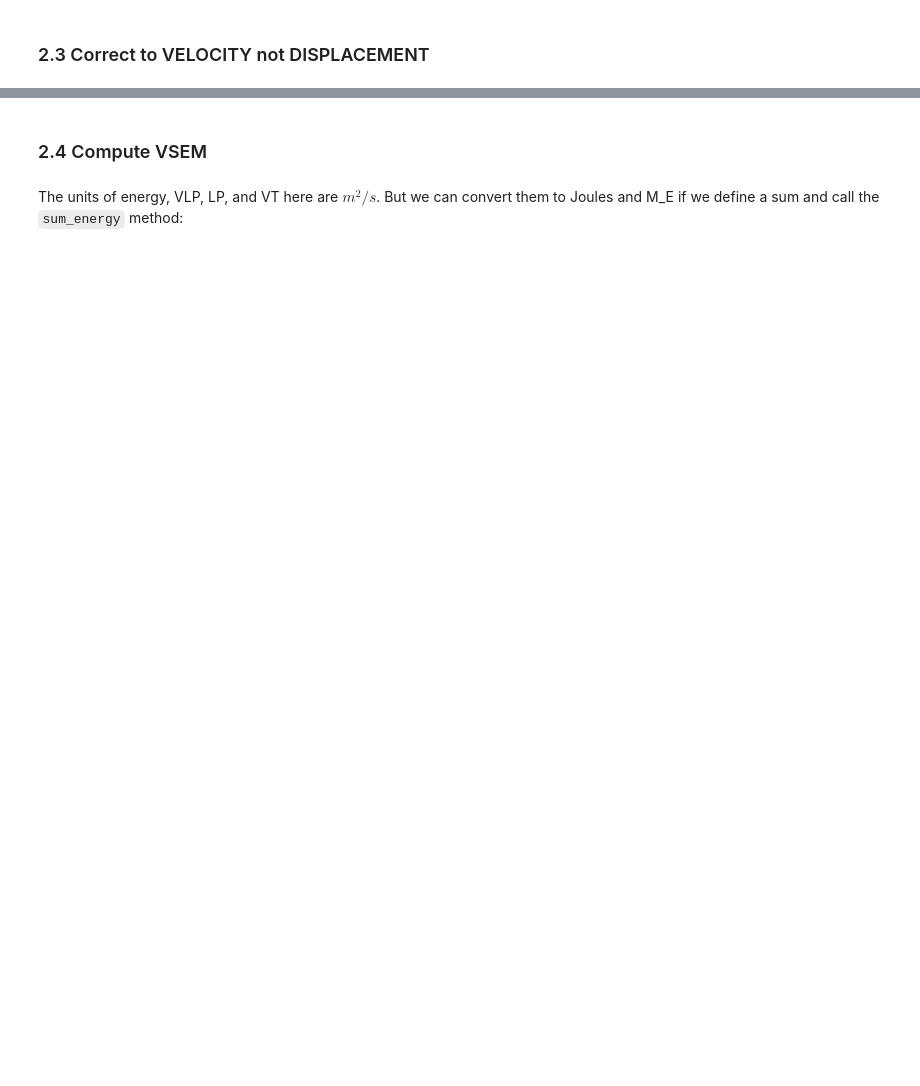
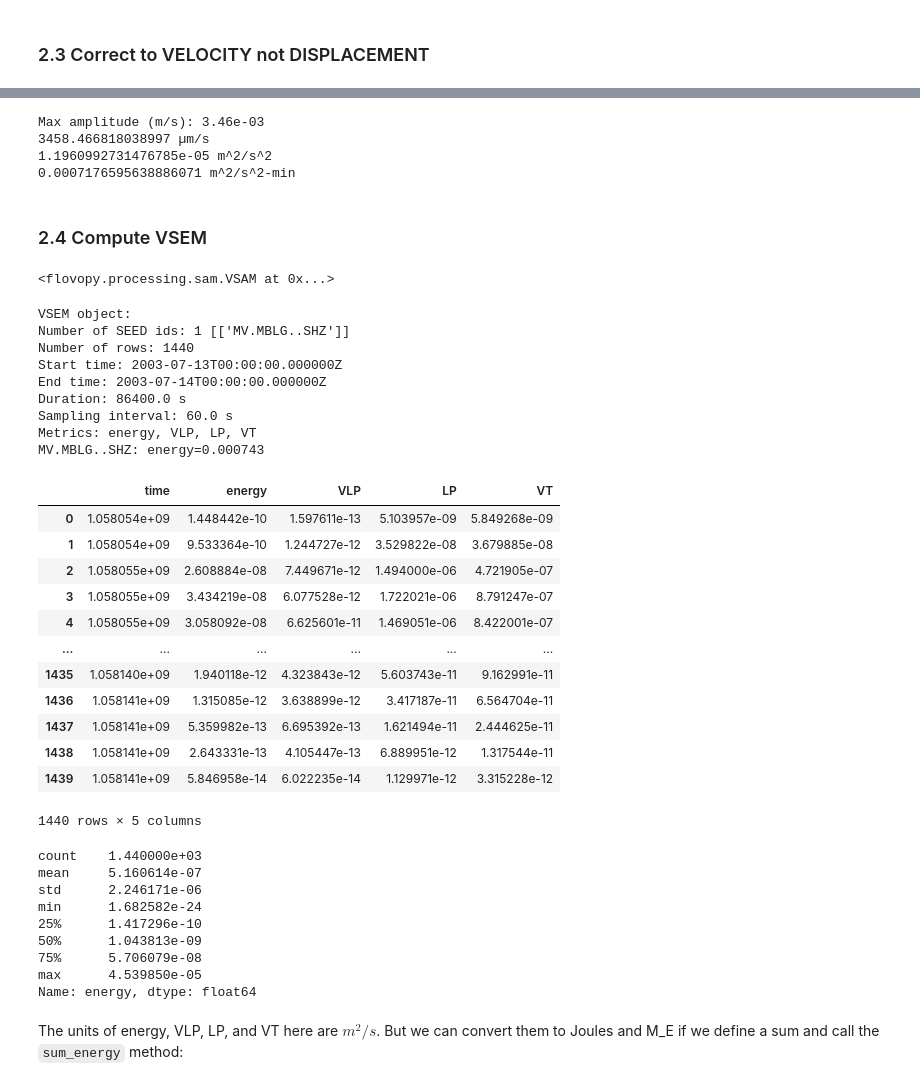
Before and after one commit to gthompson/CompSciS26, a Jupyter notebook: week11/170_Energy_Magnitude.ipynb, the cells around one changed output, grey strips where cells are left out. Drawn from its saved outputs; the diff is of its cells as text; code cells hidden in the pictures; blank space fills up the shorter version.

```diff
--- a/week11/170_Energy_Magnitude.ipynb
+++ b/week11/170_Energy_Magnitude.ipynb
@@ -142,16 +153,78 @@ st2.plot();
+# %%
+maxamp = st2[0].data.max()
+print(f"Max amplitude (m/s): {maxamp:.2e}")
+print(maxamp * 1e6, "µm/s")
+print(maxamp ** 2, "m^2/s^2")
+print(maxamp ** 2 * 60, "m^2/s^2-min")
+# %% [output]
+Max amplitude (m/s): 3.46e-03
+3458.466818038997 µm/s
+1.1960992731476785e-05 m^2/s^2
+0.0007176595638886071 m^2/s^2-min
 # %% [markdown]
 ### 2.4 Compute VSEM
+# %%
+# ------------------------------------------------------------
+# Compute VSAM (Velocity Seismic Amplitude Measurement)
+# ------------------------------------------------------------
+
+from flovopy.processing.sam import VSAM
+
+# sampling_interval=60 → 1-minute averages
+vsamObj = VSAM(stream=st2, sampling_interval=60)
+#print(vsamObj.dataframes)
+
+# Print summary (this is where your error occurs)
+display(vsamObj)
+# %% [output]
+<flovopy.processing.sam.VSAM at 0x...>
 # %%
 # ------------------------------------------------------------
 # Compute VSEM (Velocity Seismic Energy Measurement)
 # ------------------------------------------------------------
 
 # sampling_interval=60 → 1-minute averages
 vsemObj = VSEM(stream=st2, sampling_interval=60)
-print(vsemObj.dataframes)
+#print(vsemObj.dataframes)
 
 # Print summary (this is where your error occurs)
 print(vsemObj)
+
+ids = vsemObj.seed_ids
+display(vsemObj.dataframes[ids[0]])
+display(vsemObj.dataframes[ids[0]]['energy'].describe())
+# %% [output]
+VSEM object:
+Number of SEED ids: 1 [['MV.MBLG..SHZ']]
+Number of rows: 1440
+Start time: 2003-07-13T00:00:00.000000Z
+End time: 2003-07-14T00:00:00.000000Z
+Duration: 86400.0 s
+Sampling interval: 60.0 s
+Metrics: energy, VLP, LP, VT
+MV.MBLG..SHZ: energy=0.000743
+|  | time | energy | VLP | LP | VT |
+| 0 | 1.058054e+09 | 1.448442e-10 | 1.597611e-13 | 5.103957e-09 | 5.849268e-09 |
+| 1 | 1.058054e+09 | 9.533364e-10 | 1.244727e-12 | 3.529822e-08 | 3.679885e-08 |
+| 2 | 1.058055e+09 | 2.608884e-08 | 7.449671e-12 | 1.494000e-06 | 4.721905e-07 |
+| 3 | 1.058055e+09 | 3.434219e-08 | 6.077528e-12 | 1.722021e-06 | 8.791247e-07 |
+| 4 | 1.058055e+09 | 3.058092e-08 | 6.625601e-11 | 1.469051e-06 | 8.422001e-07 |
+| ... | ... | ... | ... | ... | ... |
+| 1435 | 1.058140e+09 | 1.940118e-12 | 4.323843e-12 | 5.603743e-11 | 9.162991e-11 |
+| 1436 | 1.058141e+09 | 1.315085e-12 | 3.638899e-12 | 3.417187e-11 | 6.564704e-11 |
+| 1437 | 1.058141e+09 | 5.359982e-13 | 6.695392e-13 | 1.621494e-11 | 2.444625e-11 |
+| 1438 | 1.058141e+09 | 2.643331e-13 | 4.105447e-13 | 6.889951e-12 | 1.317544e-11 |
+| 1439 | 1.058141e+09 | 5.846958e-14 | 6.022235e-14 | 1.129971e-12 | 3.315228e-12 |
+1440 rows × 5 columns
+count    1.440000e+03
+mean     5.160614e-07
+std      2.246171e-06
+min      1.682582e-24
+25%      1.417296e-10
+50%      1.043813e-09
+75%      5.706079e-08
+max      4.539850e-05
+Name: energy, dtype: float64
 # %% [markdown]
 The units of energy, VLP, LP, and VT here are $m^2/s$. But we can convert them to Joules and M_E if we define a sum and call the `sum_energy` method:
 # %%
```
Also changed, not shown: parts of 4 cells of this notebook.
